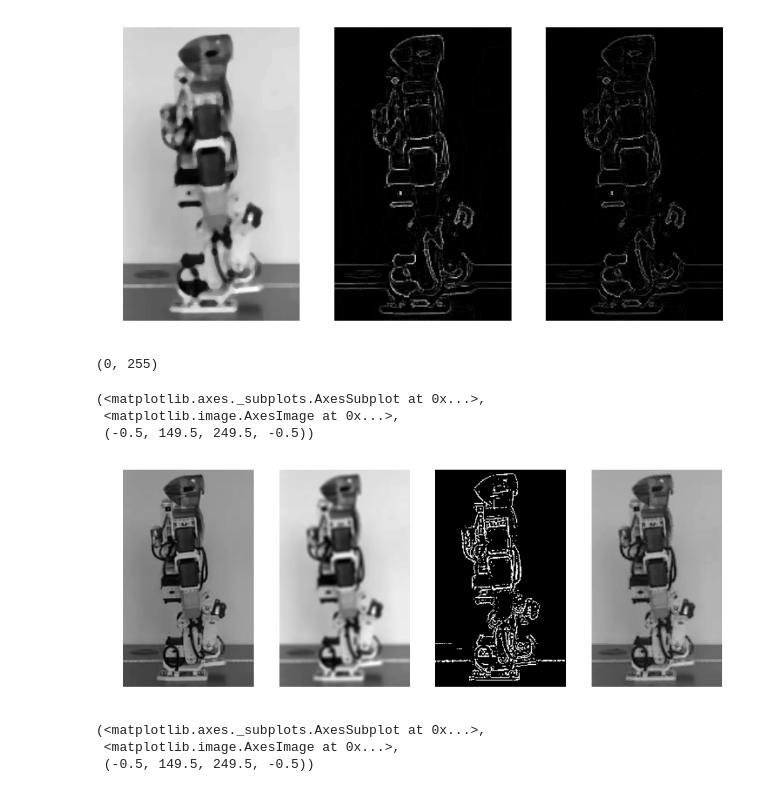
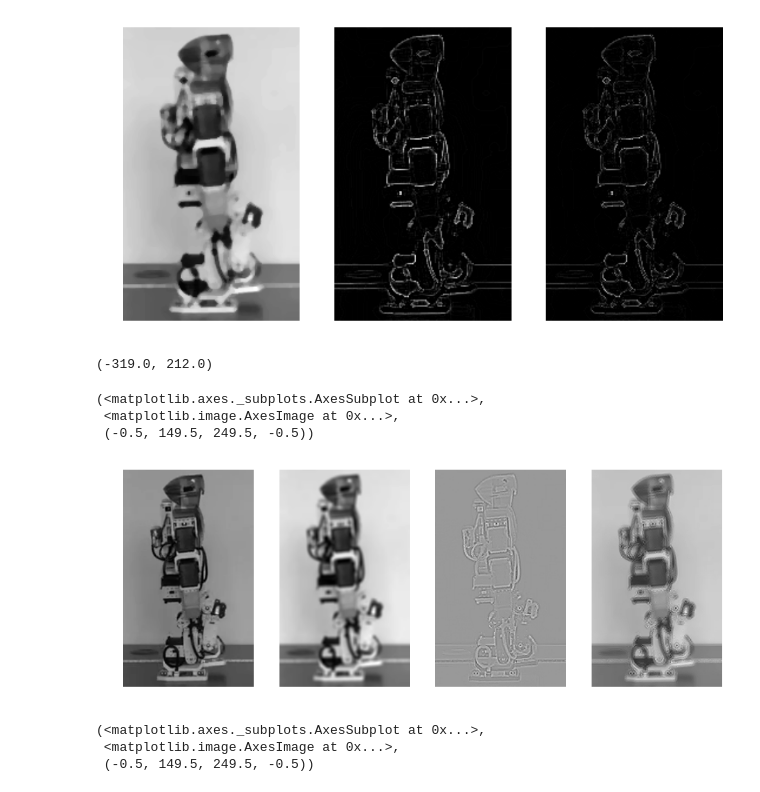
Before and after one commit to jacastillol/machine-vision, a Jupyter notebook: project/Transforms.ipynb, the cells around one changed output. Drawn from its saved outputs; the diff is of its cells as text; code cells hidden in the pictures.

```diff
--- a/project/Transforms.ipynb
+++ b/project/Transforms.ipynb
@@ -126,36 +126,36 @@ plt.subplot(1,3,3),plt.imshow(laplacian,cmap='gray',interpolation=None),plt.axis
 # %%
 # sharpening
 img_reduced = img[85:335, 150:300]
-#img_reduced = np.float32(img_reduced)
+img_reduced = np.float32(img_reduced)
 
 # 1. bluer original image
 # blr_img = cv2.blur(img_reduced,(5,5))
 # blr_img = cv2.medianBlur(img_reduced,5)
 blr_img = cv2.GaussianBlur(img_reduced,(5,5),2.0)
 
 # 2.
 # mask = img_reduced - blr_img
-mask = cv2.Laplacian(img_reduced,cv2.CV_64F)
-mask = np.uint8(((mask-np.min(mask))*255)/(np.max(mask)-np.min(mask)))
-res,mask = cv2.threshold(mask,140,255,cv2.THRESH_BINARY_INV)
+mask = cv2.Laplacian(img_reduced,cv2.CV_32F)
+#mask = np.uint8(((mask-np.min(mask))*255)/(np.max(mask)-np.min(mask)))
+#res,mask = cv2.threshold(mask,140,255,cv2.THRESH_BINARY_INV)
 print(np.min(mask),np.max(mask))
 # mask = img_high_H
 
 # 3. add mask to original
-enh_img = img_reduced - 0.1*mask
-
+enh_img = 0.75*img_reduced + 0.5*mask
+enh_img = np.uint8(((enh_img-np.min(enh_img))*255)/(np.max(enh_img)-np.min(enh_img)))
 
 plt.figure(figsize=(12,7))
 plt.subplot(1,4,1),plt.imshow(img_reduced,cmap='gray',interpolation=None),plt.axis('off')
 plt.subplot(1,4,2),plt.imshow(blr_img,cmap='gray',interpolation=None),plt.axis('off')
 plt.subplot(1,4,3),plt.imshow(mask,cmap='gray',interpolation=None),plt.axis('off')
 plt.subplot(1,4,4),plt.imshow(enh_img,cmap='gray',interpolation=None),plt.axis('off')
 # %% [output]
-(0, 255)
+(-319.0, 212.0)
 (<matplotlib.axes._subplots.AxesSubplot at 0x...>,
  <matplotlib.image.AxesImage at 0x...>,
  (-0.5, 149.5, 249.5, -0.5))
-[figure, old version]
+[figure, new version]
 # %%
 img_reduced = img[85:335, 150:300]
 #img_reduced = cv2.equalizeHist(img_reduced)
```
Also changed, not shown: parts of 1 cell of this notebook, 5 other files.
